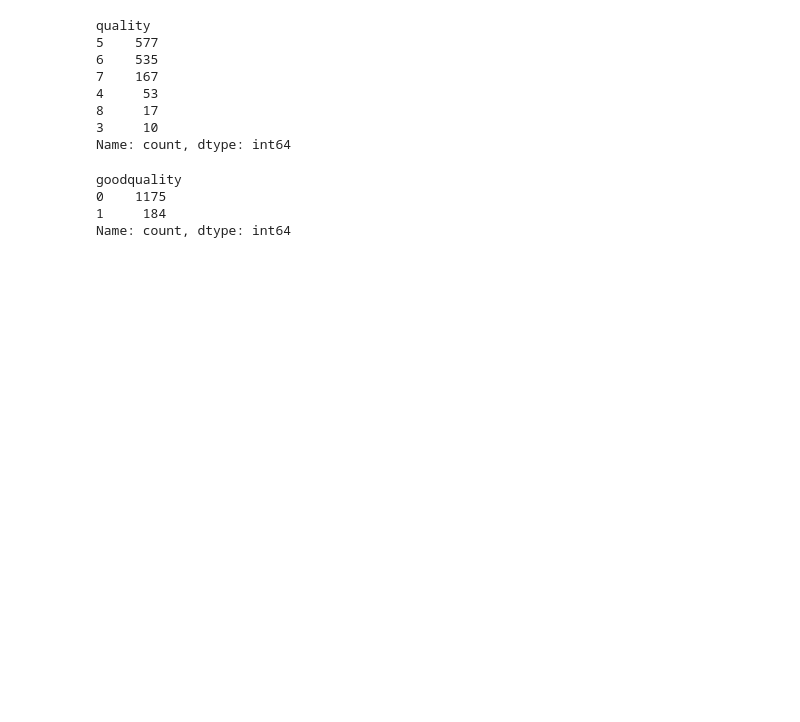
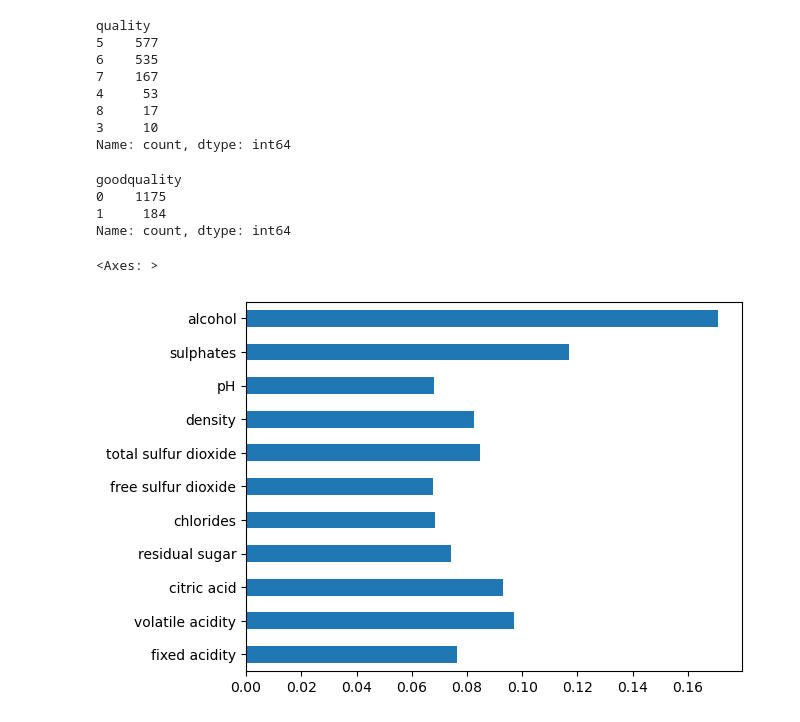
Before and after one commit to Vivekbhandare2338/wine_prediction_pro, a Jupyter notebook: wine_prediction.ipynb, the cells around one changed output. Drawn from its saved outputs; the diff is of its cells as text; code cells hidden in the pictures; blank space fills up the shorter version.

```diff
--- a/wine_prediction.ipynb
+++ b/wine_prediction.ipynb
@@ -226,0 +229,12 @@ y = wine['goodquality']
+# %%
+from sklearn.ensemble import ExtraTreesClassifier
+classifier = ExtraTreesClassifier()
+# %%
+classifier.fit(X,y)
+score = classifier.feature_importances_
+# %%
+s1 = pd.Series(score,index=X.columns)
+s1.plot(kind='barh')
+# %% [output]
+<Axes: >
+[figure, added]
```
Also changed, not shown: parts of 31 cells of this notebook, 7 other files.
